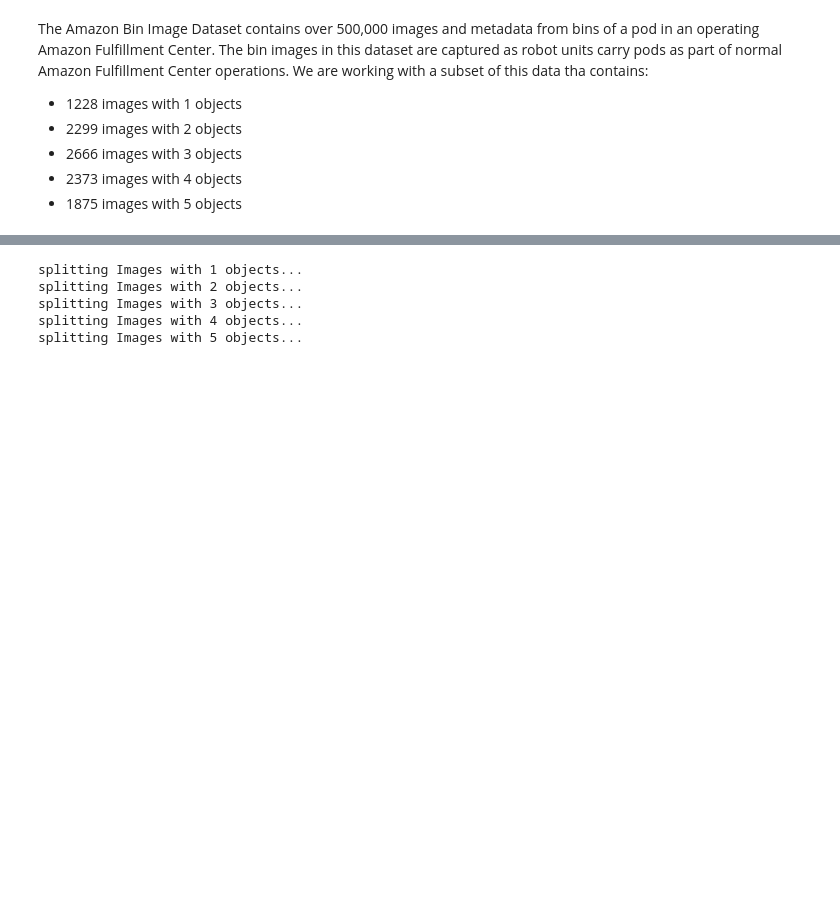
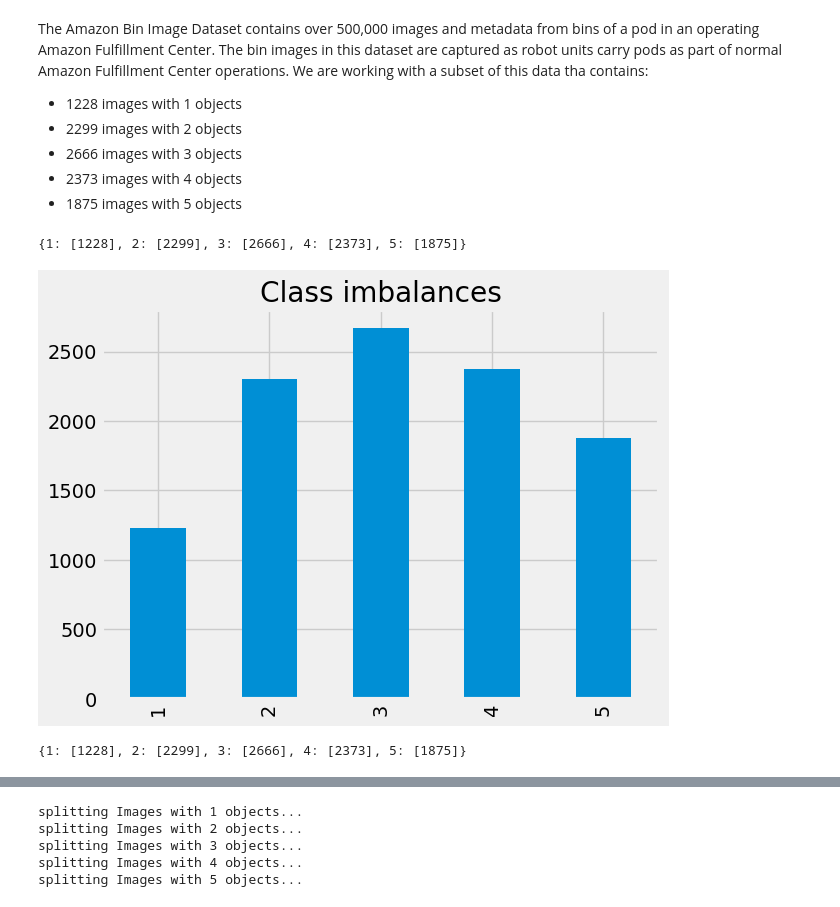
Before and after one commit to hualcosa/AWS-Machine-Learning-Engineer-NanoDegree-Capstome, a Jupyter notebook: sagemaker.ipynb, the cells around one changed output, grey strips where cells are left out. Drawn from its saved outputs; the diff is of its cells as text; code cells hidden in the pictures; blank space fills up the shorter version.

```diff
--- a/sagemaker.ipynb
+++ b/sagemaker.ipynb
@@ -68,3 +69,18 @@ We are working with a subset of this data tha contains:
 - 2666 images with 3 objects
 - 2373 images with 4 objects
 - 1875 images with 5 objects
+# %%
+# investigating class imbalances
+image_counts = {}
+for i in range(1, 6):
+    image_counts[i] = [len(os.listdir(f'train_data/{i}/'))]
+print(image_counts)
+pd.DataFrame.from_dict(image_counts).iloc[0].plot(kind='bar', title='Class imbalances')
+plt.show()
+# %% [output]
+{1: [1228], 2: [2299], 3: [2666], 4: [2373], 5: [1875]}
+[figure, added]
+# %%
+image_counts
+# %% [output]
+{1: [1228], 2: [2299], 3: [2666], 4: [2373], 5: [1875]}
```
Also changed, not shown: parts of 9 cells of this notebook, 1 other file.
